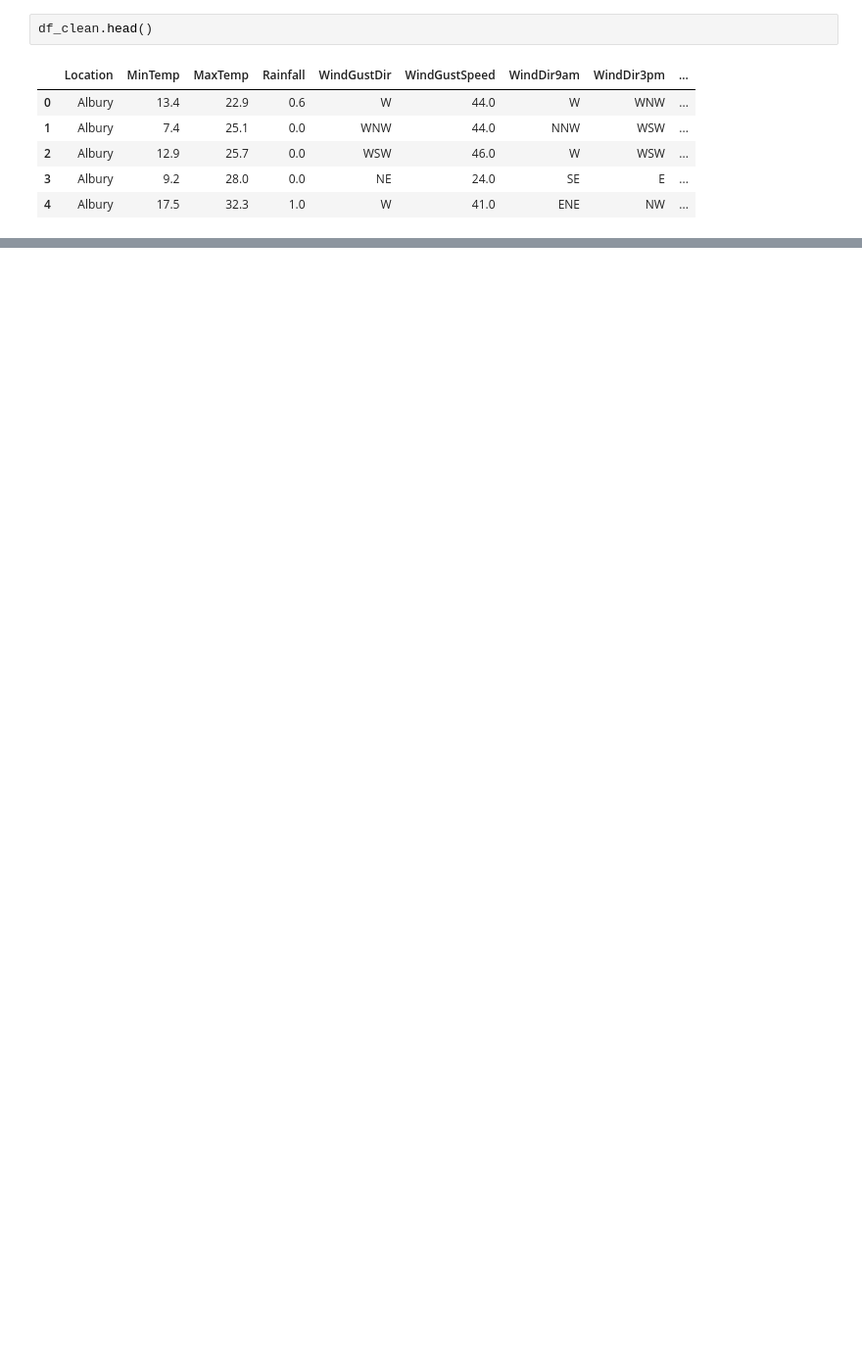
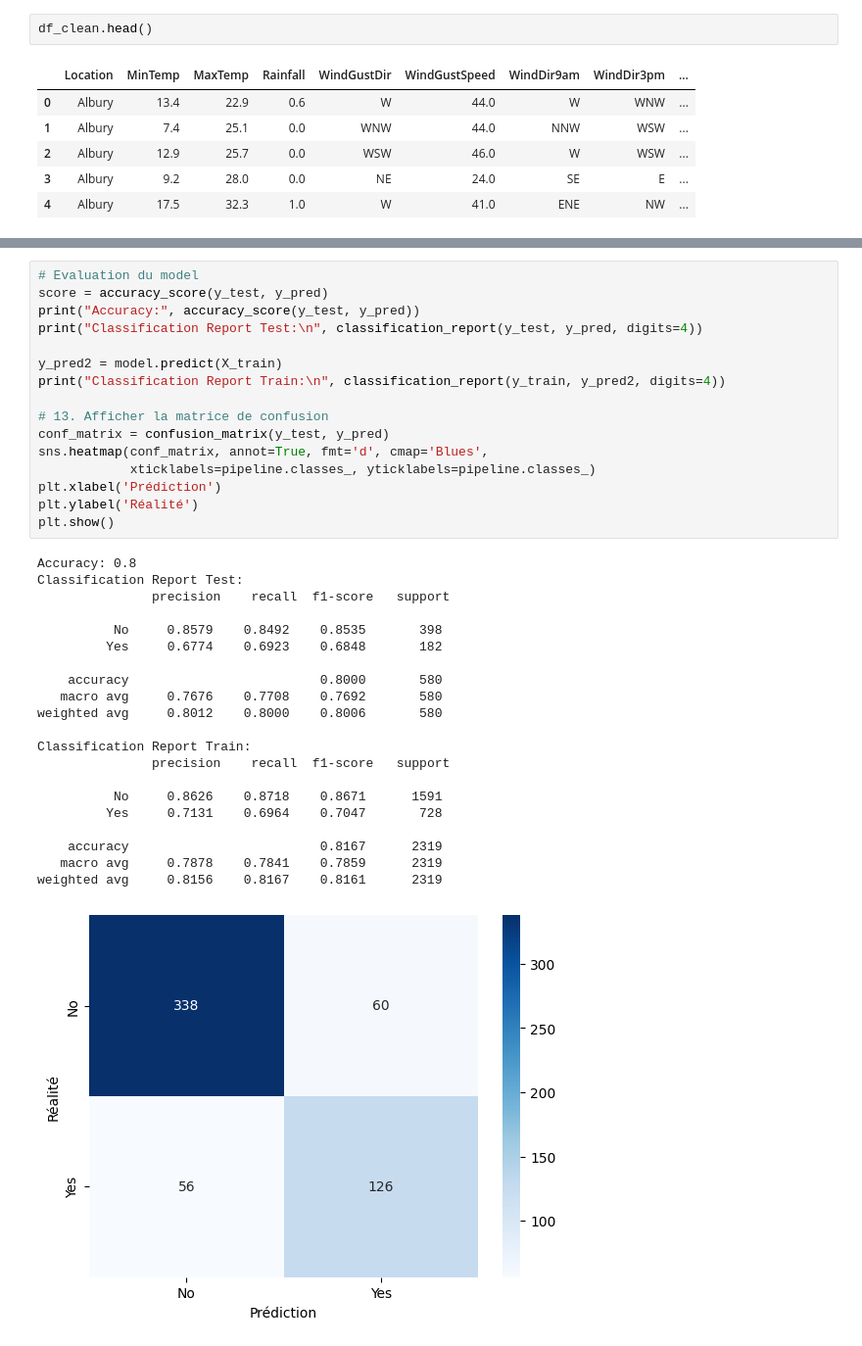
Before and after one commit to Lionel-JOURDHIER/MLFL, a Jupyter notebook: Projet.ipynb, the cells around one changed output, grey strips where cells are left out. Shown at 98% size. Drawn from its saved outputs; the diff is of its cells as text; blank space fills up the shorter version.

```diff
--- a/Projet.ipynb
+++ b/Projet.ipynb
@@ -221,0 +556,38 @@ weighted avg     0.8399    0.8058    0.8161     22585
+# %%
+# Evaluation du model
+score = accuracy_score(y_test, y_pred)
+print("Accuracy:", accuracy_score(y_test, y_pred))
+print("Classification Report Test:\n", classification_report(y_test, y_pred, digits=4))
+
+y_pred2 = model.predict(X_train)
+print("Classification Report Train:\n", classification_report(y_train, y_pred2, digits=4))
+
+# 13. Afficher la matrice de confusion
+conf_matrix = confusion_matrix(y_test, y_pred)
+sns.heatmap(conf_matrix, annot=True, fmt='d', cmap='Blues',
+            xticklabels=pipeline.classes_, yticklabels=pipeline.classes_)
+plt.xlabel('Prédiction')
+plt.ylabel('Réalité')
+plt.show()
+# %% [output]
+Accuracy: 0.8
+Classification Report Test:
+               precision    recall  f1-score   support
+
+          No     0.8579    0.8492    0.8535       398
+         Yes     0.6774    0.6923    0.6848       182
+
+    accuracy                         0.8000       580
+   macro avg     0.7676    0.7708    0.7692       580
+weighted avg     0.8012    0.8000    0.8006       580
+
+Classification Report Train:
+               precision    recall  f1-score   support
+
+          No     0.8626    0.8718    0.8671      1591
+         Yes     0.7131    0.6964    0.7047       728
+
+    accuracy                         0.8167      2319
+   macro avg     0.7878    0.7841    0.7859      2319
+weighted avg     0.8156    0.8167    0.8161      2319
+[figure, added]
```
Also changed, not shown: parts of 16 cells of this notebook, 1 other file.
